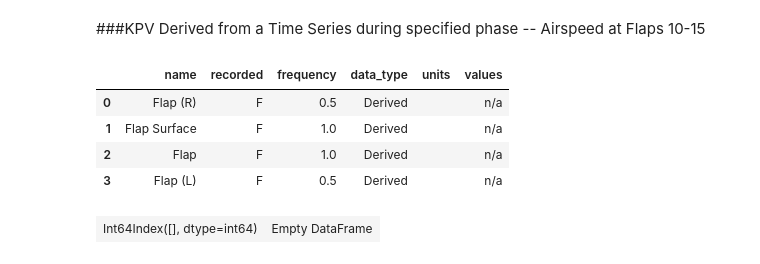
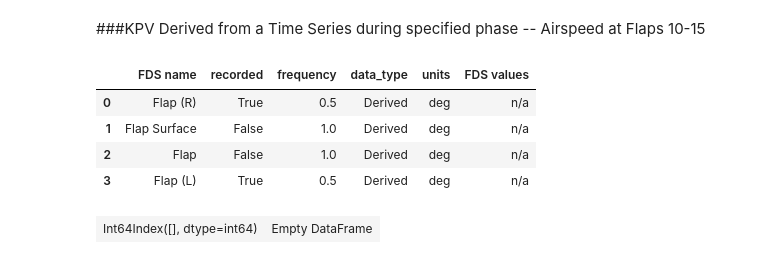
Before and after one commit to hmendeslx/asias_fds_profiles, a Jupyter notebook: Example_Profile_IPython_Notebook.ipynb, the cells around one changed output. Drawn from its saved outputs; the diff is of its cells as text; code cells hidden in the pictures.

```diff
--- a/Example_Profile_IPython_Notebook.ipynb
+++ b/Example_Profile_IPython_Notebook.ipynb
@@ -402,11 +372,11 @@ Found 229 dependencies which don't exist in LFL nor Node modules.
 # %% [markdown]
 ###KPV Derived from a Time Series during specified phase -- Airspeed at Flaps 10-15
 # %%
-nb.hdf_search(flt.series, 'flap')
+nb.search_hdf(flt, 'flap')
 # %% [output]
-|  | name | recorded | frequency | data_type | units | values |
-| 0 | Flap (R) | F | 0.5 | Derived |  | n/a |
-| 1 | Flap Surface | F | 1.0 | Derived |  | n/a |
-| 2 | Flap | F | 1.0 | Derived |  | n/a |
-| 3 | Flap (L) | F | 0.5 | Derived |  | n/a |
+|  | FDS name | recorded | frequency | data_type | units | FDS values |
+| 0 | Flap (R) | True | 0.5 | Derived | deg | n/a |
+| 1 | Flap Surface | False | 1.0 | Derived | deg | n/a |
+| 2 | Flap | False | 1.0 | Derived | deg | n/a |
+| 3 | Flap (L) | True | 0.5 | Derived | deg | n/a |
 # %%
```
Also changed, not shown: parts of 29 cells of this notebook.
